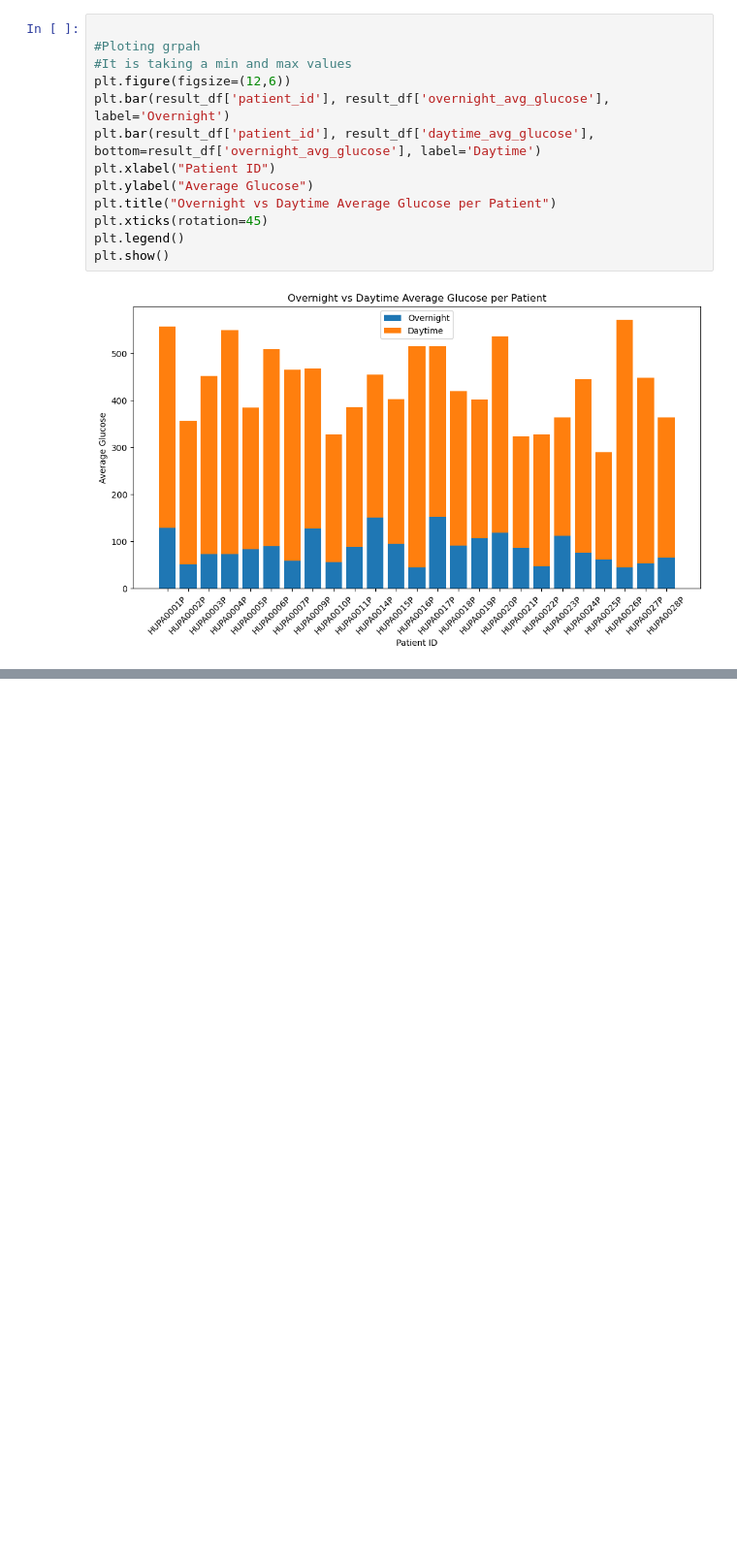
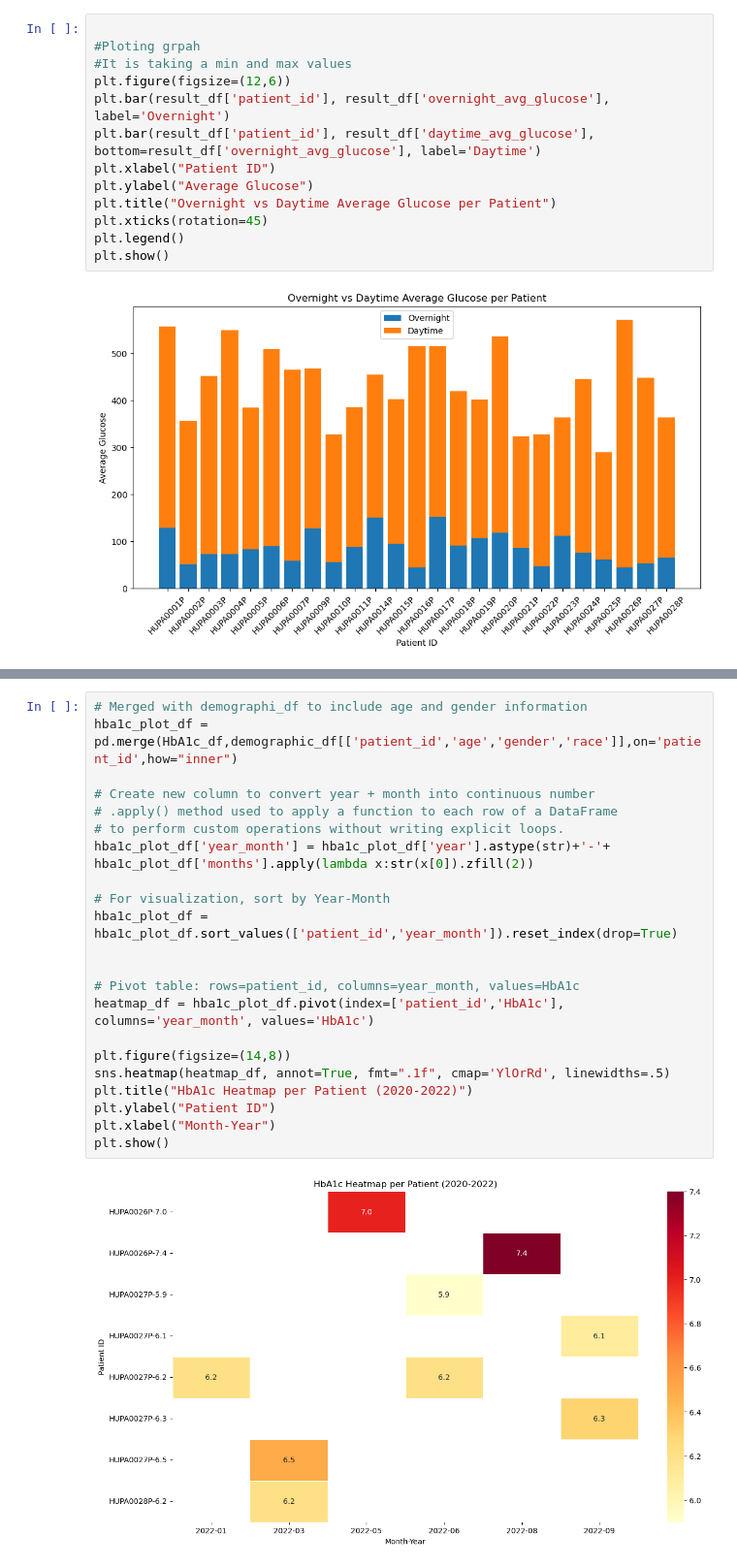
Before and after one commit to msdesh99/Python-Data-Analysis, a Jupyter notebook: Team11_PyQuester_Descriptive_Analysis.ipynb, the cells around one changed output, grey strips where cells are left out. Shown at 97% size. Cells and saved outputs as stored; diff of their text form; blank space fills up the shorter version.

```diff
--- a/Team11_PyQuester_Descriptive_Analysis.ipynb
+++ b/Team11_PyQuester_Descriptive_Analysis.ipynb
@@ -495,0 +710,24 @@ plt.show()
+# %%
+# Merged with demographi_df to include age and gender information
+hba1c_plot_df = pd.merge(HbA1c_df,demographic_df[['patient_id','age','gender','race']],on='patient_id',how="inner")
+
+# Create new column to convert year + month into continuous number
+# .apply() method used to apply a function to each row of a DataFrame
+# to perform custom operations without writing explicit loops.
+hba1c_plot_df['year_month'] = hba1c_plot_df['year'].astype(str)+'-'+ hba1c_plot_df['months'].apply(lambda x:str(x[0]).zfill(2))
+
+# For visualization, sort by Year-Month
+hba1c_plot_df = hba1c_plot_df.sort_values(['patient_id','year_month']).reset_index(drop=True)
+
+
+# Pivot table: rows=patient_id, columns=year_month, values=HbA1c
+heatmap_df = hba1c_plot_df.pivot(index=['patient_id','HbA1c'], columns='year_month', values='HbA1c')
+
+plt.figure(figsize=(14,8))
+sns.heatmap(heatmap_df, annot=True, fmt=".1f", cmap='YlOrRd', linewidths=.5)
+plt.title("HbA1c Heatmap per Patient (2020-2022)")
+plt.ylabel("Patient ID")
+plt.xlabel("Month-Year")
+plt.show()
+# %% [output]
+[figure, added]
```
Also changed, not shown: parts of 7 cells of this notebook, 1 other file.
